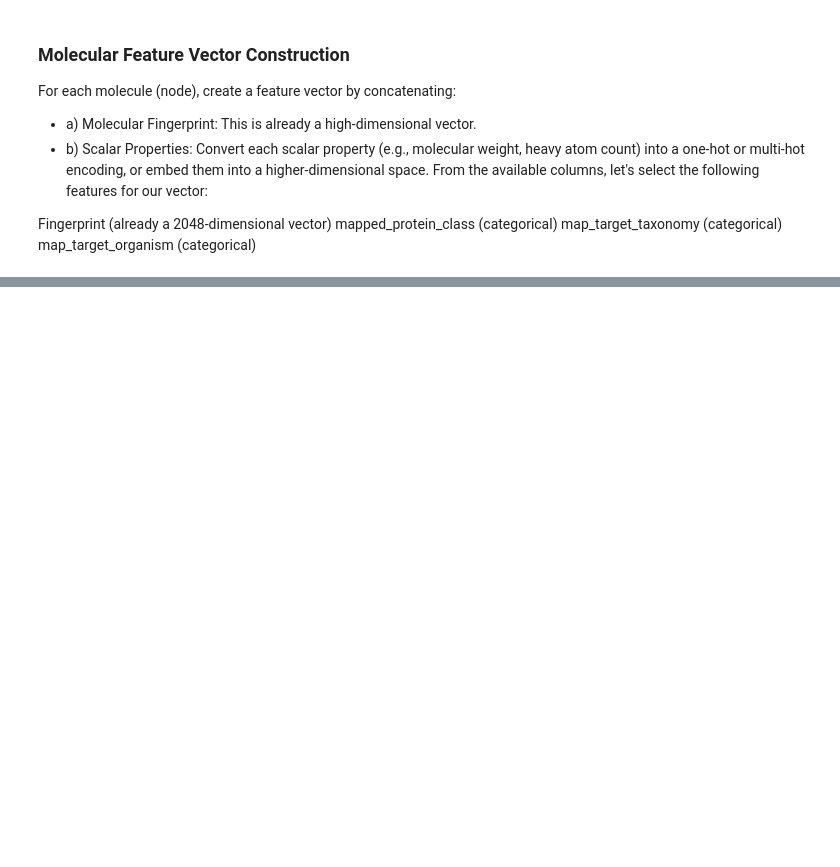
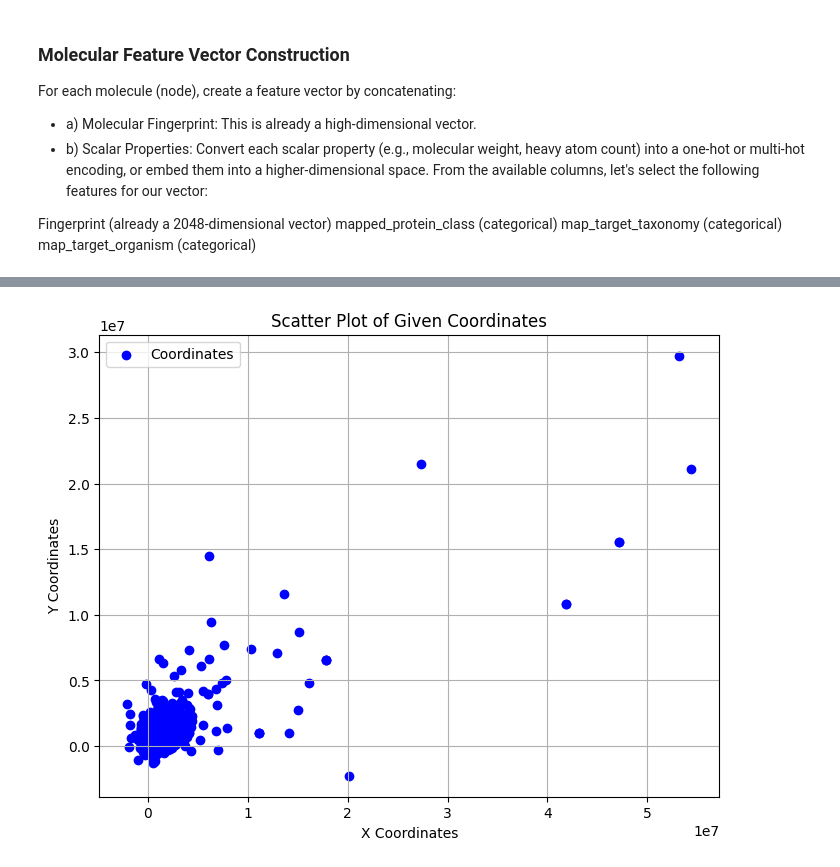
Before and after one commit to afloresep/GNN-tmap-layout, a Jupyter notebook: notebooks/playground.ipynb, the cells around one changed output, grey strips where cells are left out. Cells and saved outputs as stored; diff of their text form; code cells hidden in the pictures; blank space fills up the shorter version.

```diff
--- a/notebooks/playground.ipynb
+++ b/notebooks/playground.ipynb
@@ -546,0 +589,22 @@ feature_vectors
+# %%
+import torch.nn as nn
+import torch.nn.functional as F
+
+class NodeMLP(nn.Module):
+    def __init__(self, input_dim, hidden_dim, output_dim):
+        super(NodeMLP, self).__init__()
+        self.fc1 = nn.Linear(input_dim, hidden_dim)
+        self.fc2 = nn.Linear(hidden_dim, hidden_dim)
+        self.fc3 = nn.Linear(hidden_dim, output_dim)
+
+    def forward(self, x):
+        x = F.relu(self.fc1(x))
+        x = F.relu(self.fc2(x))
+        x = self.fc3(x)
+        return x
+
+# Usage
+input_dim = len(feature_vectors[1])  # Dimension of feature vectors
+hidden_dim = 256  # Adjustabke
+output_dim = 2    # 2D layout
+model = NodeMLP(input_dim, hidden_dim, output_dim)
@@ -546,0 +682,5 @@ feature_vectors
+# %%
+model.eval()
+with torch.no_grad():
+    all_features = torch.FloatTensor(np.array(feature_vectors))
+    layout_positions = model(all_features).numpy()
@@ -546,0 +697,20 @@ feature_vectors
+# %%
+x = []
+y = []
+for idx, coordinates in enumerate(layout_positions):
+    x.append(coordinates[0])
+    y.append(coordinates[1])
+# %%
+import matplotlib.pyplot as plt
+
+# Plotting the coordinates
+plt.figure(figsize=(8, 6))
+plt.scatter(x, y, color='b', label='Coordinates')
+plt.title('Scatter Plot of Given Coordinates')
+plt.xlabel('X Coordinates')
+plt.ylabel('Y Coordinates')
+plt.grid(True)
+plt.legend()
+plt.show()
+# %% [output]
+[figure, added]
```
Also changed, not shown: parts of 16 cells of this notebook.
